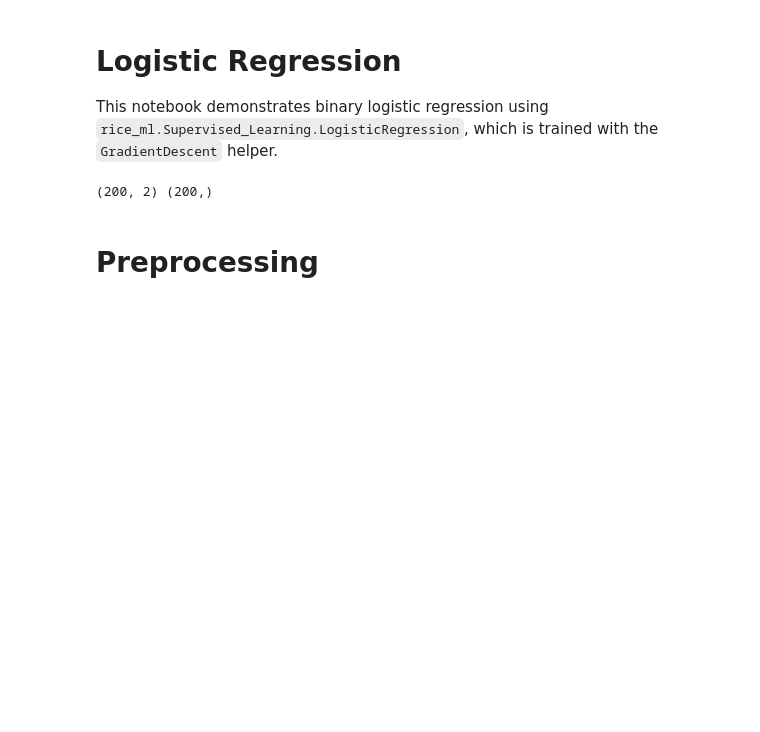
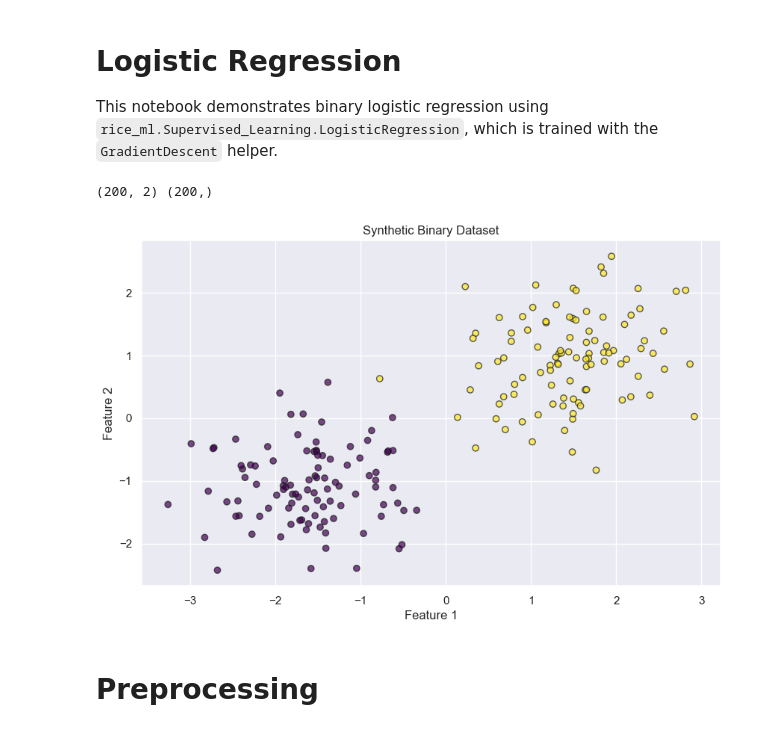
Before and after one commit to ccarr-x/CMOR-438-SP-2026, a Jupyter notebook: examples/Supervised_Learning/Logistic_Regression.ipynb, the cells around one changed output. Saved outputs shown, nothing was run; the diff lists cells and outputs as text; code cells hidden in the pictures; blank space fills up the shorter version.

```diff
--- a/examples/Supervised_Learning/Logistic_Regression.ipynb
+++ b/examples/Supervised_Learning/Logistic_Regression.ipynb
@@ -33,14 +33,22 @@ sns.set_theme()
 # %%
 # Apply a simple linearly-separable binary dataset
 rng = np.random.default_rng(7)
 X0 = rng.normal(loc=(-1.5, -1.0), scale=0.7, size=(100, 2))
 X1 = rng.normal(loc=(1.5, 1.0), scale=0.7, size=(100, 2))
 X = np.vstack([X0, X1])
 y = np.hstack([np.zeros(X0.shape[0]), np.ones(X1.shape[0])])
-
+# Shape of the dataset
 print(X.shape, y.shape)
+# Plot the dataset
+plt.figure(figsize=(10, 6))
+plt.scatter(X[:, 0], X[:, 1], c=y, cmap='viridis', edgecolor='k', alpha=0.7)
+plt.xlabel("Feature 1")
+plt.ylabel("Feature 2")
+plt.title("Synthetic Binary Dataset")
+plt.show()
 # %% [output]
 (200, 2) (200,)
+[figure, added]
 # %% [markdown]
 # Preprocessing
 # %%
```
Also changed, not shown: parts of 2 cells of this notebook, 32 other files.
